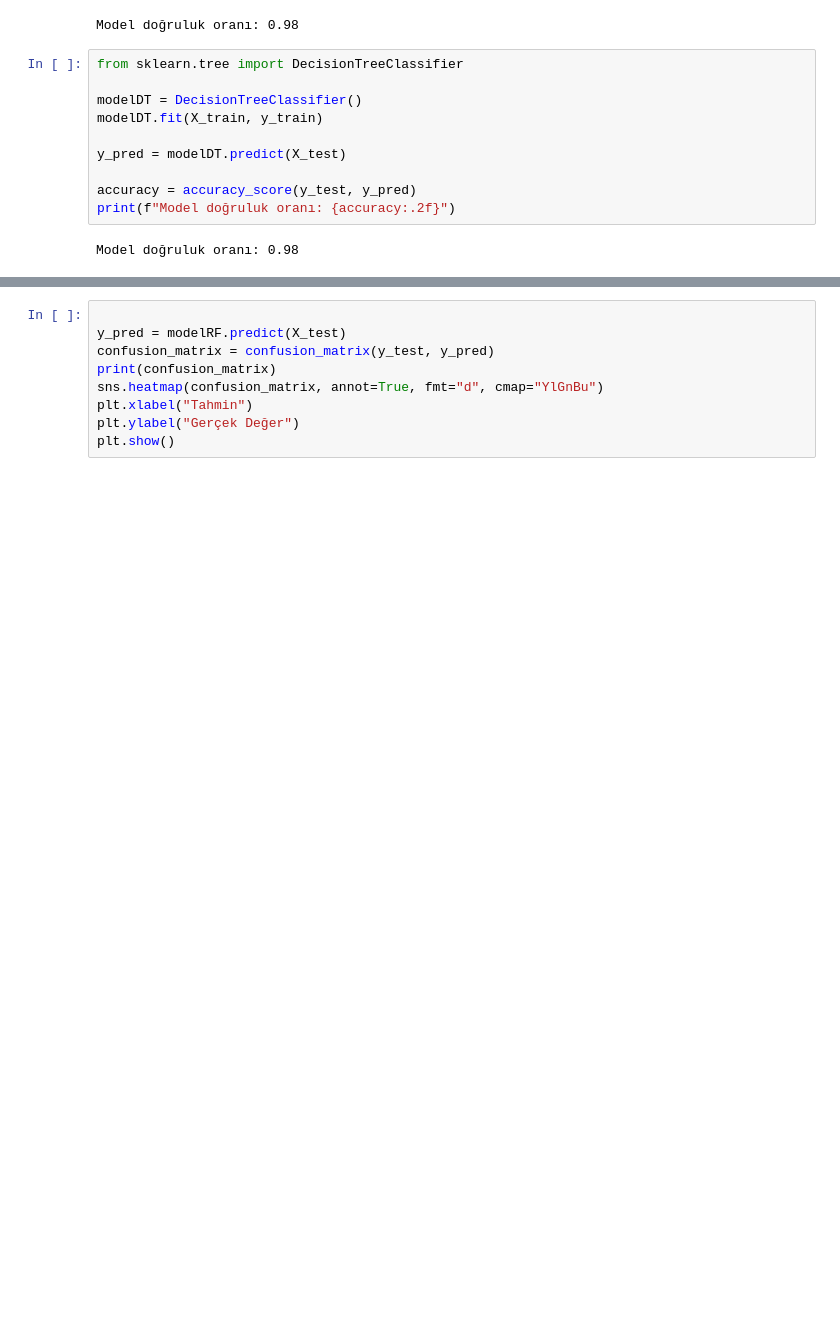
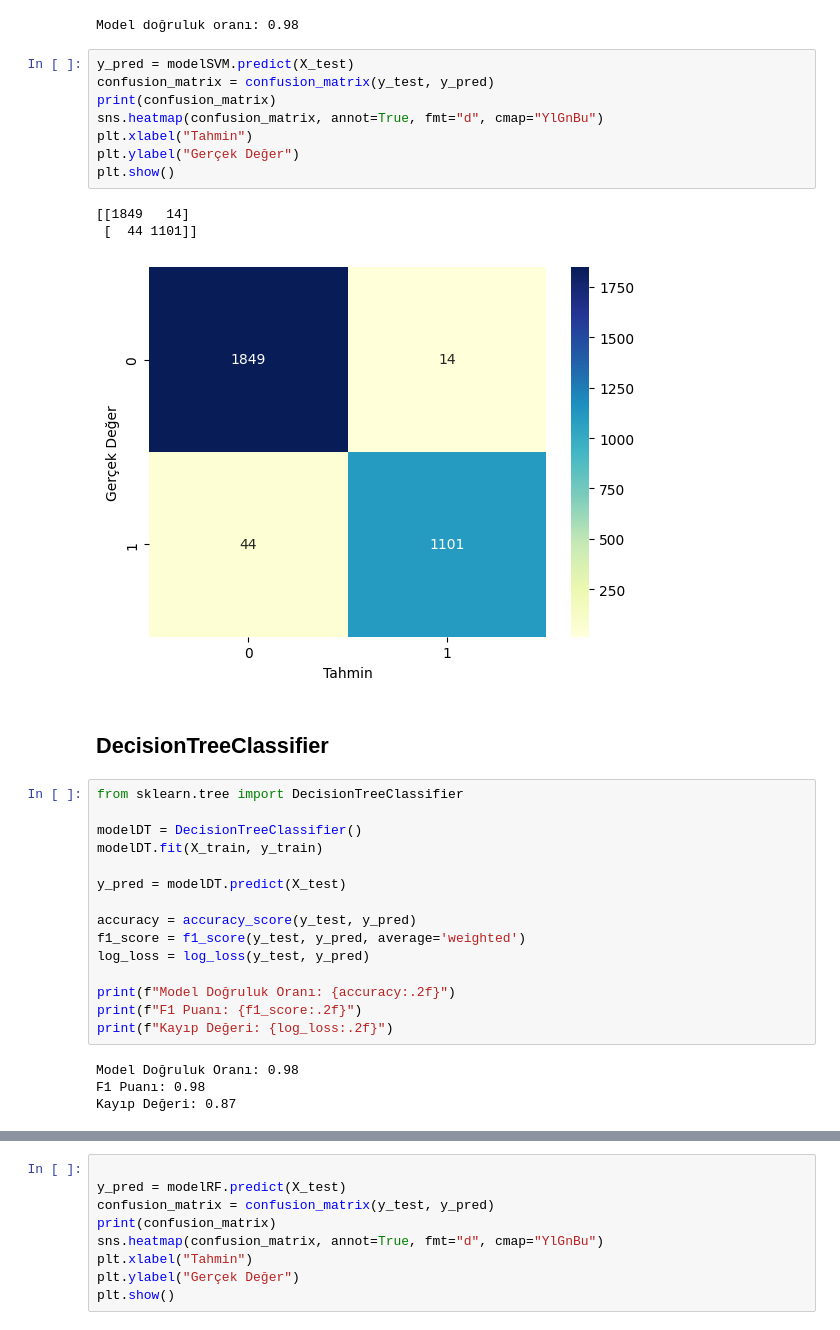
Before and after one commit to osmantemel/Android-App-Malicious-anlysis, a Jupyter notebook: models/model1.ipynb, the cells around one changed output, grey strips where cells are left out. Cells and saved outputs as stored; diff of their text form; blank space fills up the shorter version.

```diff
--- a/models/model1.ipynb
+++ b/models/model1.ipynb
@@ -219,6 +215,20 @@ accuracy = accuracy_score(y_test, y_pred)
 print(f"Model doğruluk oranı: {accuracy:.2f}")
 # %% [output]
 Model doğruluk oranı: 0.98
+# %%
+y_pred = modelSVM.predict(X_test)
+confusion_matrix = confusion_matrix(y_test, y_pred)
+print(confusion_matrix)
+sns.heatmap(confusion_matrix, annot=True, fmt="d", cmap="YlGnBu")
+plt.xlabel("Tahmin")
+plt.ylabel("Gerçek Değer")
+plt.show()
+# %% [output]
+[[1849   14]
+ [  44 1101]]
+[figure, added]
+# %% [markdown]
+## DecisionTreeClassifier
 # %%
 from sklearn.tree import DecisionTreeClassifier
 
@@ -228,6 +238,13 @@ modelDT.fit(X_train, y_train)
 y_pred = modelDT.predict(X_test)
 
 accuracy = accuracy_score(y_test, y_pred)
-print(f"Model doğruluk oranı: {accuracy:.2f}")
+f1_score = f1_score(y_test, y_pred, average='weighted')
+log_loss = log_loss(y_test, y_pred)
+
+print(f"Model Doğruluk Oranı: {accuracy:.2f}")
+print(f"F1 Puanı: {f1_score:.2f}")
+print(f"Kayıp Değeri: {log_loss:.2f}")
 # %% [output]
-Model doğruluk oranı: 0.98
+Model Doğruluk Oranı: 0.98
+F1 Puanı: 0.98
+Kayıp Değeri: 0.87
```
Also changed, not shown: parts of 15 cells of this notebook, 2 other files.
